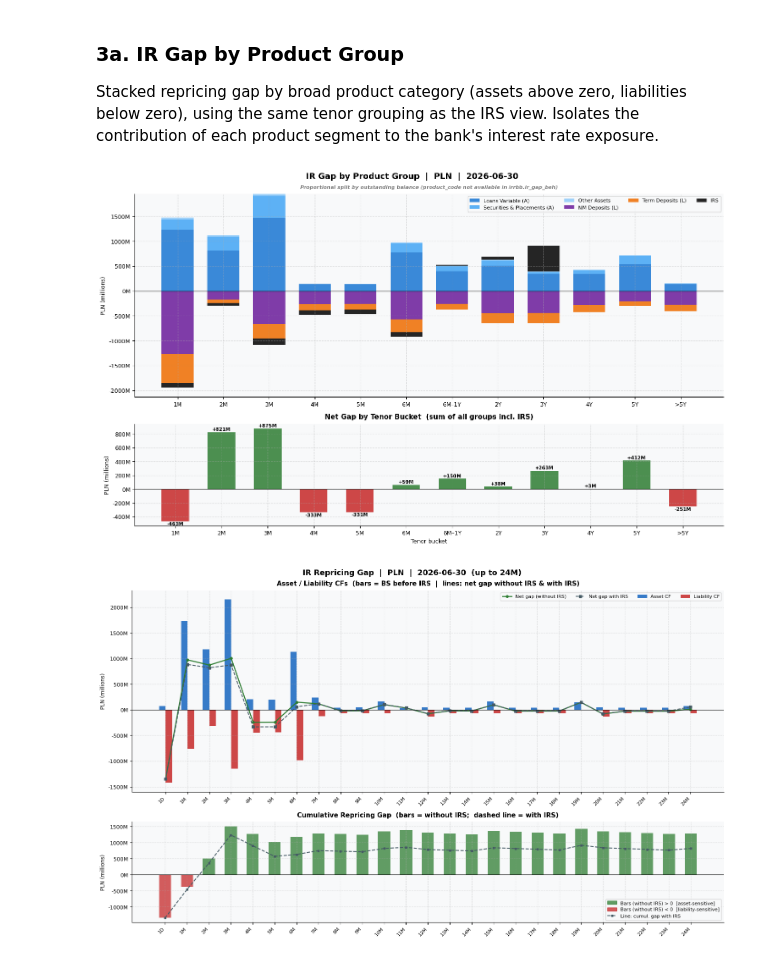
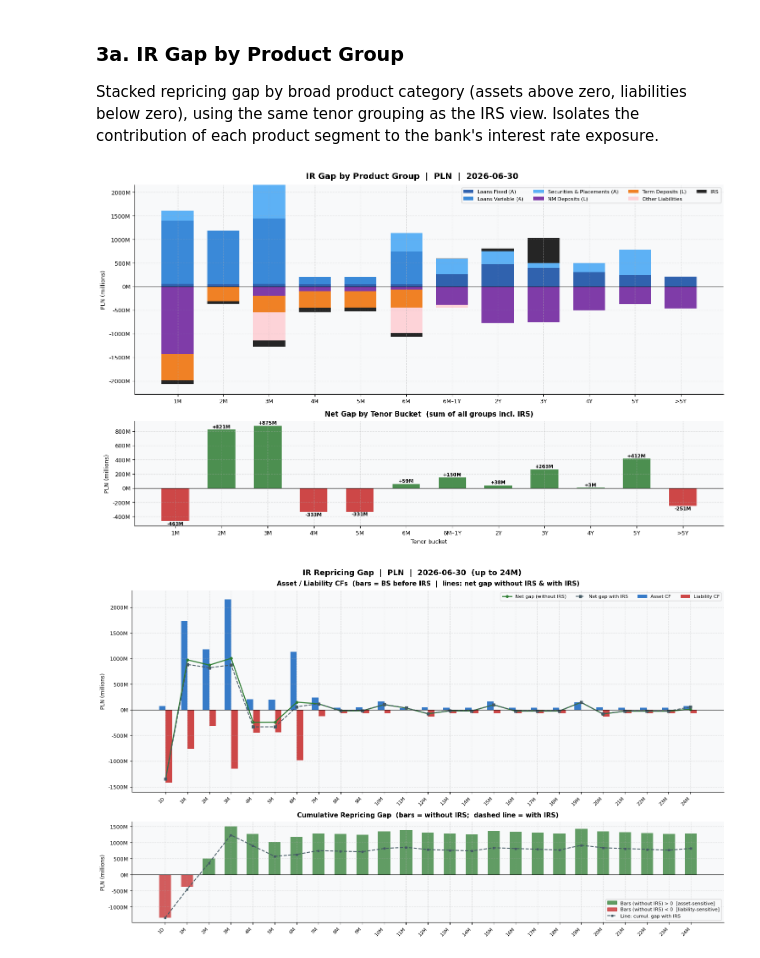
Before and after one commit to dzimius/LabBank, a Jupyter notebook: visual_rep/ALM_report.ipynb, the cells around one changed output. Saved outputs shown, nothing was run; the diff lists cells and outputs as text; code cells hidden in the pictures.

Commit message:
Fix IR Gap by Product Group chart: use real product-level join, not guessed split
irrbb.ir_gap_beh has no product_code column, so the "exact join" attempt
always failed silently and fell back to smearing each bucket's total gap
across every product by book-wide balance share -- painting phantom
Term Deposits exposure into 2Y-5Y buckets even though real term deposits
only exist at 1M/6M maturity.

- Query irrbb.ir_gap_beh_a (has product_code, already populated by the
  pipeline) instead of ir_gap_beh, and tag its IRS pseudo-rows (product_code
  '0000') directly instead of routing them through _pg().
- Fix rate_type join: dbo.transactions has no rate_type column; pull it from
  schemat.loans/deposits/financial_instruments instead, where it actually
  lives (the join was silently failing on this too).
- Guard the bond/securities keyword match with bs_side == 'A' so issued_bond
  (a liability) stops being misclassified as Securities & Placements (A);
  it now correctly falls into Other Liabilities.
- Add the 't_bill' keyword (underscore broke the existing 'tbill' match).

Verified against the live DB: term deposits now show gap only in 1D-6M
buckets, matching their actual contractual maturity.

```diff
--- a/visual_rep/ALM_report.ipynb
+++ b/visual_rep/ALM_report.ipynb
@@ -865,7 +865,7 @@ def _pg(pn, bs, rt='V'):
     pn = str(pn).lower();  bs = str(bs).upper();  rt = str(rt).upper()
     if any(k in pn for k in ('loan','mortgage','overdraft','leasing','credit')):
         return 'Loans Fixed (A)' if rt == 'F' else 'Loans Variable (A)'
-    if any(k in pn for k in ('bond','security','tbill','treasury',
+    if bs == 'A' and any(k in pn for k in ('bond','security','tbill','t_bill','treasury',
                               'placement','nostro','cash','interbank','cbm')):
         return 'Securities & Placements (A)'
     if any(k in pn for k in ('current_account','saving','saving_account','demand')):
@@ -888,31 +888,39 @@ try:
                ISNULL(t.product_name, CAST(g.product_code AS NVARCHAR)) AS product_name,
                ISNULL(t.rate_type,    'V')                               AS rate_type,
                g.tenor_bucket,
-               SUM(g.gap_cf)                AS gap_cf,
-               SUM(ISNULL(g.gap_cf_irs,0))  AS gap_cf_irs
-        FROM irrbb.ir_gap_beh g
+               SUM(g.gap_cf)                AS gap_cf
+        FROM irrbb.ir_gap_beh_a g
         LEFT JOIN (
+            -- dbo.transactions has no rate_type column; pull it from the
+            -- per-side detail tables that actually carry it instead.
             SELECT product_code,
                    MAX(product_name)            AS product_name,
                    MAX(ISNULL(rate_type, 'V'))  AS rate_type
-            FROM dbo.transactions
-            WHERE report_date = :rd
+            FROM (
+                SELECT product_code, product_name, rate_type
+                FROM schemat.loans WHERE report_date = :rd
+                UNION ALL
+                SELECT product_code, product_name, rate_type
+                FROM schemat.deposits WHERE report_date = :rd
+                UNION ALL
+                SELECT product_code, product_name, rate_type
+                FROM schemat.financial_instruments WHERE report_date = :rd
+            ) u
             GROUP BY product_code
         ) t ON g.product_code = t.product_code
         GROUP BY g.currency, g.bs_side, g.product_code,
                  t.product_name, t.rate_type, g.tenor_bucket
     ''', rd=RD)
     _g2 = _raw[_raw['currency'] == CCY].copy()
+    # IRS gap is carried in ir_gap_beh_a as its own pseudo product_code
+    # ('0000', see ir_derivatives.append_irs_to_ir_gap_tables) -- tag it
+    # directly instead of routing it through _pg(), which has no keyword
+    # match for it.
     _g2['prod_grp'] = _g2.apply(
-        lambda r: _pg(r['product_name'], r['bs_side'], r['rate_type']), axis=1)
+        lambda r: 'IRS' if str(r['product_code']) == '0000'
+                  else _pg(r['product_name'], r['bs_side'], r['rate_type']), axis=1)
     _g2['tgrp'] = _g2['tenor_bucket'].map(_tgrp)
-    # IRS contribution as separate group
-    _irs = _g2[_g2['gap_cf_irs'] != 0][['tgrp','gap_cf_irs']].copy()
-    _irs.columns    = ['tgrp','gap_cf']
-    _irs['prod_grp'] = 'IRS'
-    _comb = pd.concat([_g2[['tgrp','prod_grp','gap_cf']], _irs],
-                      ignore_index=True)
-    pivot = (_comb.groupby(['tgrp','prod_grp'])['gap_cf']
+    pivot = (_g2.groupby(['tgrp','prod_grp'])['gap_cf']
              .sum().unstack(fill_value=0))
     pivot = pivot.reindex([t for t in TGRP_ORDER if t in pivot.index])
     _src_lbl = ''
@@ -1023,34 +1031,34 @@ if pivot is not None and not pivot.empty:
             neg_bot += neg_v;  _in_legend.add(grp)
 
     ax.axhline(0, color='black', lw=0.9)
     ax.set_xticks(x_p)
     ax.set_xticklabels(pivot.index, fontsize=9)
     ax.yaxis.set_major_formatter(mticker.FuncFormatter(mn_fmt))
     ax.set_ylabel('PLN (millions)')
     ax.legend(ncol=4, fontsize=8, loc='upper right')
 
     # ── Net gap (sum across all groups incl. IRS) per tenor bucket ────────────
     net_gap = pivot[grp_names].sum(axis=1) / 1e6
     net_colors = [C_N if v >= 0 else C_L for v in net_gap]
     ax_net.bar(x_p, net_gap, color=net_colors, alpha=0.85, width=0.6)
     for i, v in enumerate(net_gap):
         ax_net.text(i, v + (8 if v >= 0 else -8), f'{v:+.0f}M',
                     ha='center', va='bottom' if v >= 0 else 'top',
                     fontsize=7.5, fontweight='bold')
     ax_net.axhline(0, color='black', lw=0.9)
     ax_net.set_xticks(x_p)
     ax_net.set_xticklabels(pivot.index, fontsize=9)
     ax_net.yaxis.set_major_formatter(mticker.FuncFormatter(mn_fmt))
     ax_net.set_ylabel('PLN (millions)')
     ax_net.set_xlabel('Tenor bucket')
     ax_net.set_title('Net Gap by Tenor Bucket  (sum of all groups incl. IRS)')
 
     plt.tight_layout()
     plt.show()
 else:
     print('  No data available for IR Gap by Product Group.')
 # %% [output]
-[figure, old version]
+[figure, new version]
 # %%
 g = ir_gap[ir_gap['currency'] == CCY].copy()
 
```
